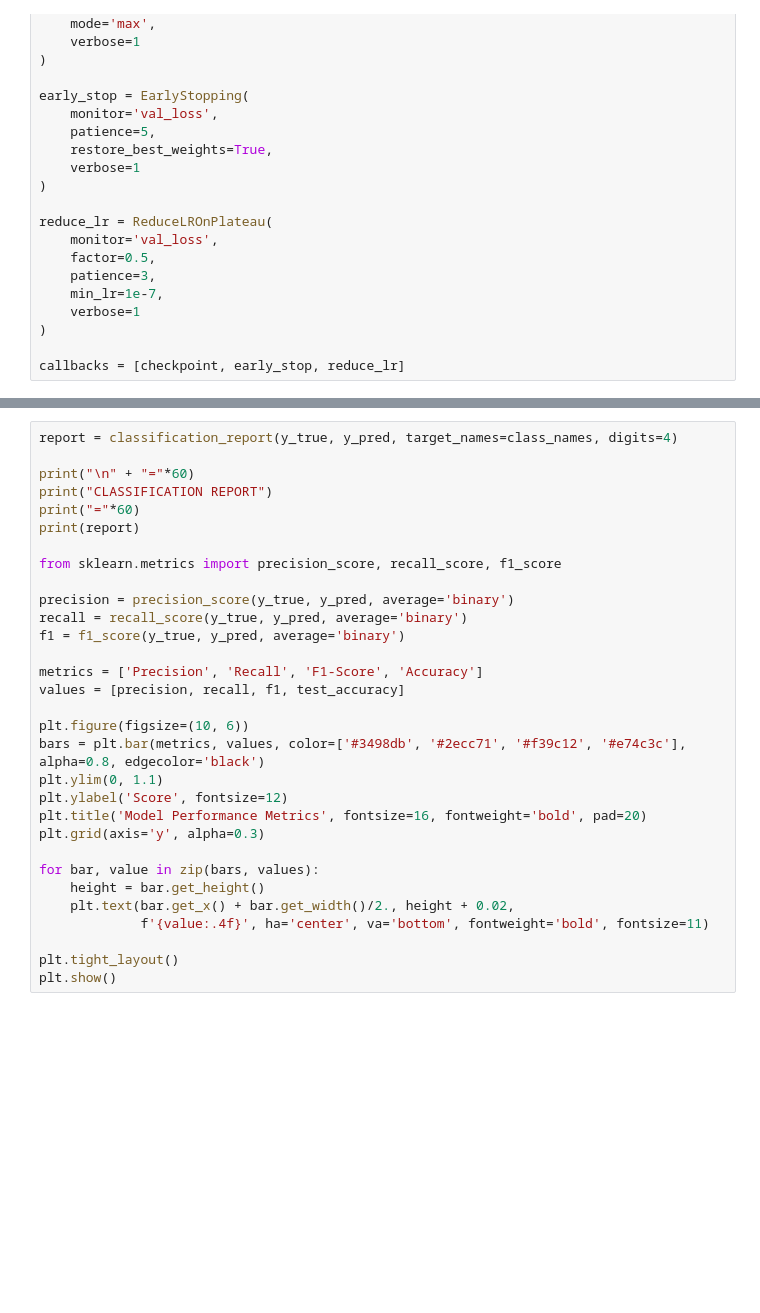
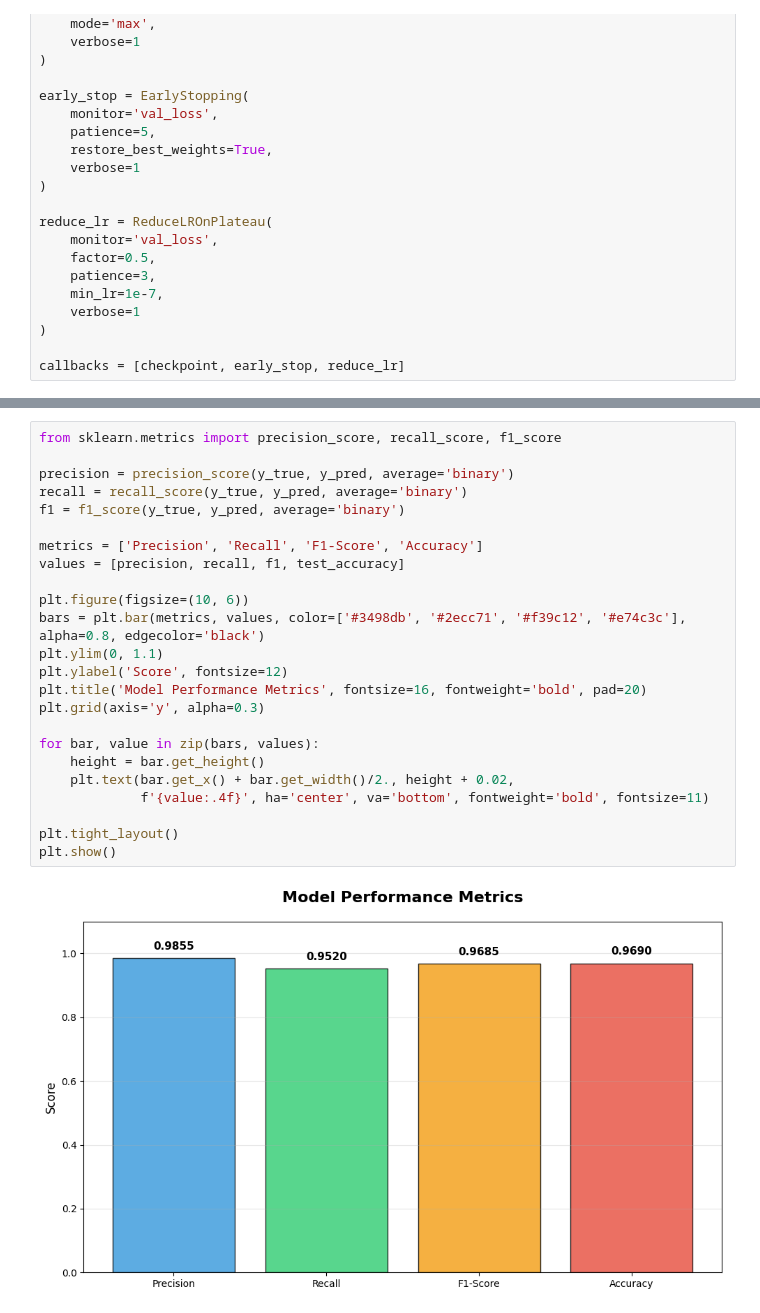
Before and after one commit to Istiaq-Fuad/pen-pencil-classifier, a Jupyter notebook: pen_pencil_classifier.ipynb, the cells around one changed output, grey strips where cells are left out. Drawn from its saved outputs; the diff is of its cells as text; blank space fills up the shorter version.

```diff
--- a/pen_pencil_classifier.ipynb
+++ b/pen_pencil_classifier.ipynb
@@ -240,34 +312,29 @@ print(f"True Positives (Pencil predicted as Pencil): {cm[1][1]}")
 # %%
-report = classification_report(y_true, y_pred, target_names=class_names, digits=4)
-
-print("\n" + "="*60)
-print("CLASSIFICATION REPORT")
-print("="*60)
-print(report)
-
 from sklearn.metrics import precision_score, recall_score, f1_score
 
 precision = precision_score(y_true, y_pred, average='binary')
 recall = recall_score(y_true, y_pred, average='binary')
 f1 = f1_score(y_true, y_pred, average='binary')
 
 metrics = ['Precision', 'Recall', 'F1-Score', 'Accuracy']
 values = [precision, recall, f1, test_accuracy]
 
 plt.figure(figsize=(10, 6))
 bars = plt.bar(metrics, values, color=['#3498db', '#2ecc71', '#f39c12', '#e74c3c'], alpha=0.8, edgecolor='black')
 plt.ylim(0, 1.1)
 plt.ylabel('Score', fontsize=12)
 plt.title('Model Performance Metrics', fontsize=16, fontweight='bold', pad=20)
 plt.grid(axis='y', alpha=0.3)
 
 for bar, value in zip(bars, values):
     height = bar.get_height()
     plt.text(bar.get_x() + bar.get_width()/2., height + 0.02,
              f'{value:.4f}', ha='center', va='bottom', fontweight='bold', fontsize=11)
 
 plt.tight_layout()
 plt.show()
+# %% [output]
+[figure, added]
 # %%
 num_samples = 16
 indices = np.random.choice(len(test_generator.filenames), num_samples, replace=False)
```
Also changed, not shown: parts of 17 cells of this notebook.
